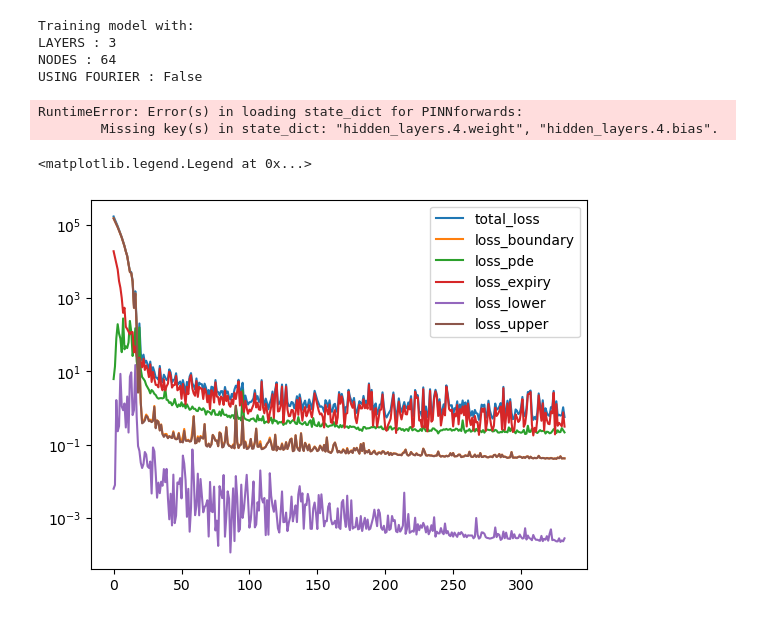
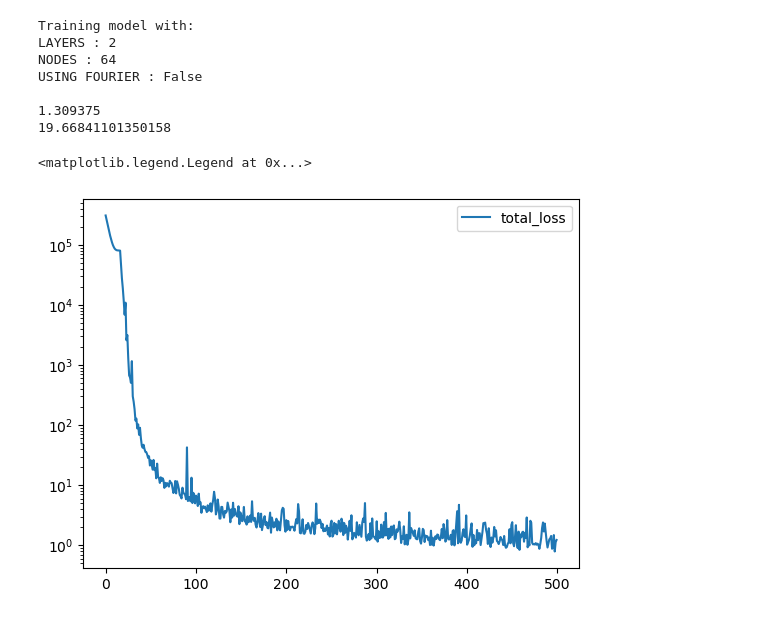
Before and after one commit to SigurdHuse/master_project, a Jupyter notebook: test.ipynb, the cells around one changed output. Drawn from its saved outputs; the diff is of its cells as text; code cells hidden in the pictures.

```diff
--- a/test.ipynb
+++ b/test.ipynb
@@ -359,19 +348,19 @@ validation_data = create_validation_data(
 test_data = create_validation_data(
     dataloader=dataloaderMulti, N_validation=20_000, config=config)
 # %%
-model = PINNforwards(5, 1, 64, 3, use_fourier_transform=False, sigma_FF=5.0, encoded_size=128)
+model = PINNforwards(5, 1, 64, 2, use_fourier_transform=False, sigma_FF=5.0, encoded_size=128)
 model.load_state_dict(torch.load("models/learning_0.001_512.pth", weights_only=True))
 pde_X_scaled = test_data["X1_validation_scaled"]
 pde_X = test_data["X1_validation"]
 
-y_pde = model(pde_X).cpu().detach().numpy().ravel()
+y_pde = model(pde_X_scaled).cpu().detach().numpy().ravel()
 y1 = dataloaderMulti.get_analytical_solution(pde_X[:, 1:], pde_X[:, 0])
-
-#print(np.mean((y1 - y_pde)**2))
+print(np.sqrt(np.mean((y1 - y_pde)**2)))
 # %% [output]
 Training model with:
-LAYERS : 3
+LAYERS : 2
 NODES : 64
 USING FOURIER : False
+
+1.309375
+19.66841101350158
-RuntimeError: Error(s) in loading state_dict for PINNforwards:
-        Missing key(s) in state_dict: "hidden_layers.4.weight", "hidden_layers.4.bias".
@@ -378,17 +369,16 @@ RuntimeError: Error(s) in loading state_dict for PINNforwards:
 # %%
 X_loss = np.load("results/loss_learning_0.001_512.npy")
 X_validation = np.load("results/validation_learning_0.001_512.npy")
 
-types_of_loss = ["total_loss", "loss_boundary",
-                     "loss_pde", "loss_expiry", "loss_lower", "loss_upper"]
+types_of_loss = ["total_loss"] #, "loss_boundary","loss_pde", "loss_expiry", "loss_lower", "loss_upper"]
 
 for i in range(len(types_of_loss)):
     plt.plot(X_loss[:, i], label = types_of_loss[i])
 plt.yscale("log")
 plt.legend()
 # %% [output]
 <matplotlib.legend.Legend at 0x...>
-[figure, old version]
+[figure, new version]
 # %%
 X_geometric = torch.exp(torch.mean(torch.log(pde_X[:, 1:]), dim = 1))
 X_tmp = X_geometric.cpu().detach().numpy()
```
Also changed, not shown: parts of 9 cells of this notebook, 3 other files.
